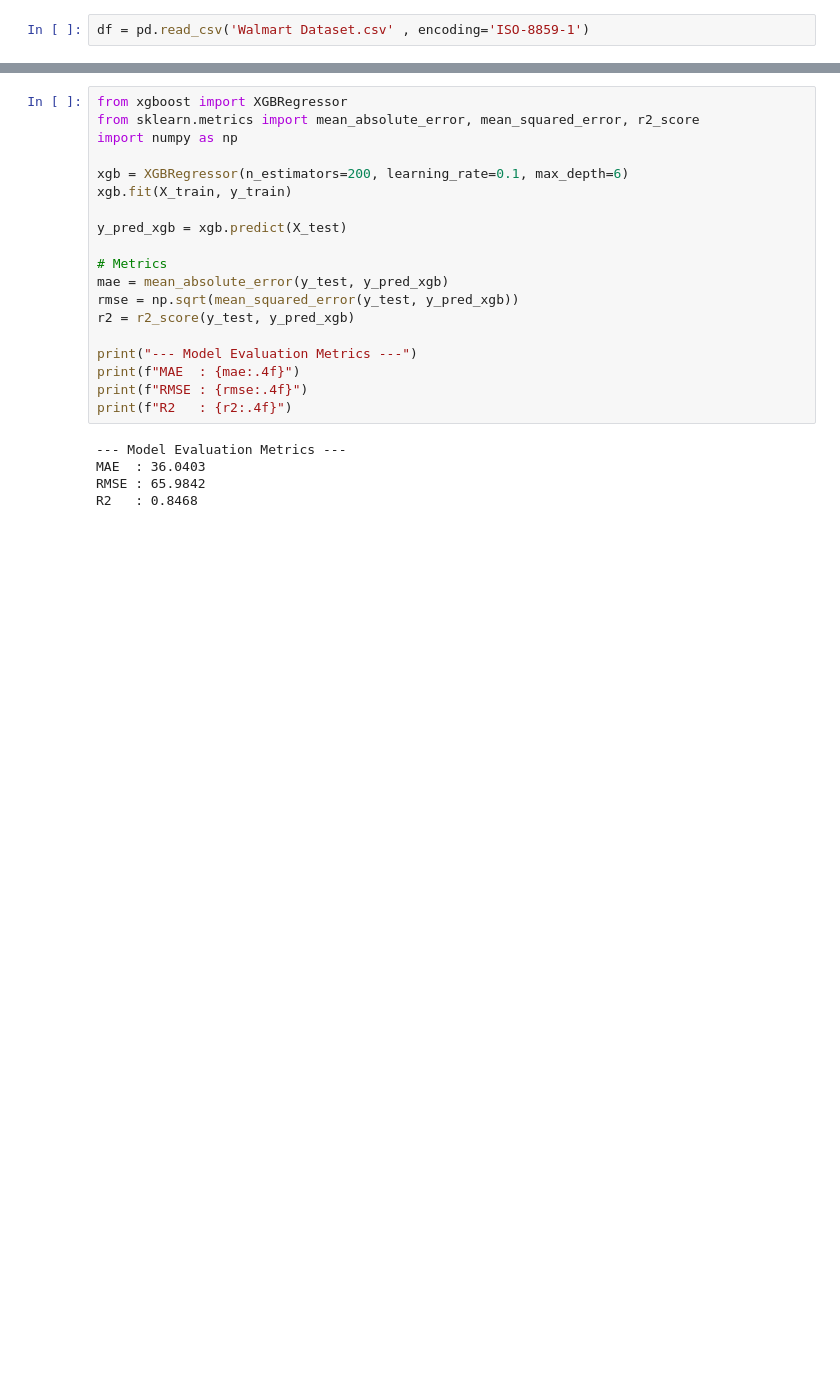
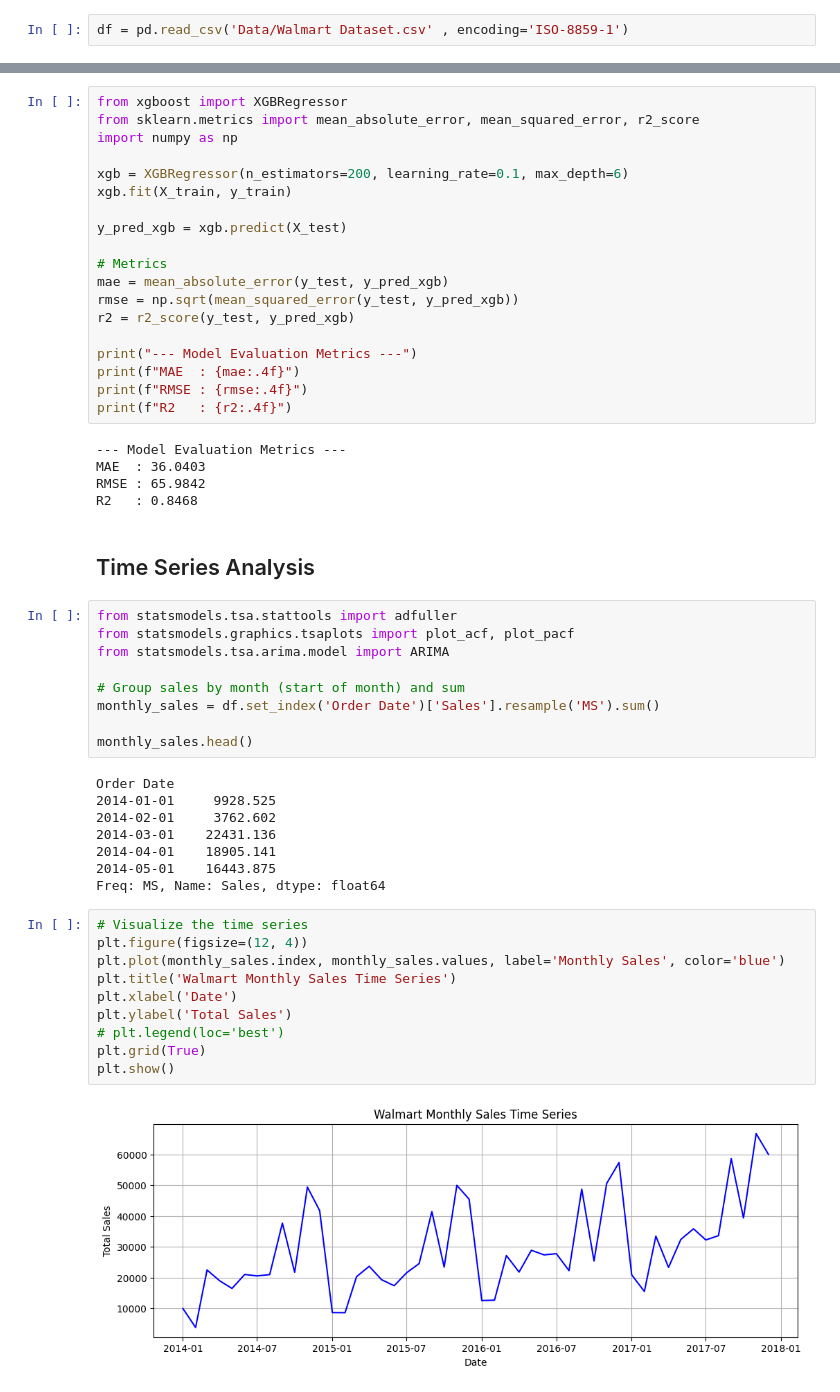
Before and after one commit to Mostafa-Mortada/Walmart-Sales-Data-Analysis, a Jupyter notebook: walmart_sales_Final.ipynb, the cells around one changed output, grey strips where cells are left out. Saved outputs shown, nothing was run; the diff lists cells and outputs as text; blank space fills up the shorter version.

Commit message:
Implement time series anlysis

```diff
--- a/walmart_sales_Final.ipynb
+++ b/walmart_sales_Final.ipynb
@@ -665,7 +665,7 @@ import numpy as np
 import seaborn as sns
 import matplotlib.pyplot as plt
 # %%
-df = pd.read_csv('Walmart Dataset.csv' , encoding='ISO-8859-1')
+df = pd.read_csv('Data/Walmart Dataset.csv' , encoding='ISO-8859-1')
 # %%
 df.head(5)
 # %% [output]
@@ -1128,3 +1121,34 @@ print(f"R2   : {r2:.4f}")
 MAE  : 36.0403
 RMSE : 65.9842
 R2   : 0.8468
+# %% [markdown]
+## Time Series Analysis
+# %%
+from statsmodels.tsa.stattools import adfuller
+from statsmodels.graphics.tsaplots import plot_acf, plot_pacf
+from statsmodels.tsa.arima.model import ARIMA
+
+# Group sales by month (start of month) and sum
+monthly_sales = df.set_index('Order Date')['Sales'].resample('MS').sum()
+
+monthly_sales.head()
+# %% [output]
+Order Date
+2014-01-01     9928.525
+2014-02-01     3762.602
+2014-03-01    22431.136
+2014-04-01    18905.141
+2014-05-01    16443.875
+Freq: MS, Name: Sales, dtype: float64
+# %%
+# Visualize the time series
+plt.figure(figsize=(12, 4))
+plt.plot(monthly_sales.index, monthly_sales.values, label='Monthly Sales', color='blue')
+plt.title('Walmart Monthly Sales Time Series')
+plt.xlabel('Date')
+plt.ylabel('Total Sales')
+# plt.legend(loc='best')
+plt.grid(True)
+plt.show()
+# %% [output]
+[figure, added]
```
Also changed, not shown: parts of 8 cells of this notebook.
